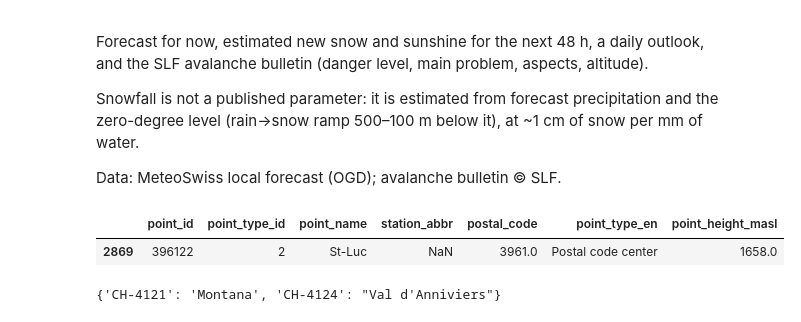
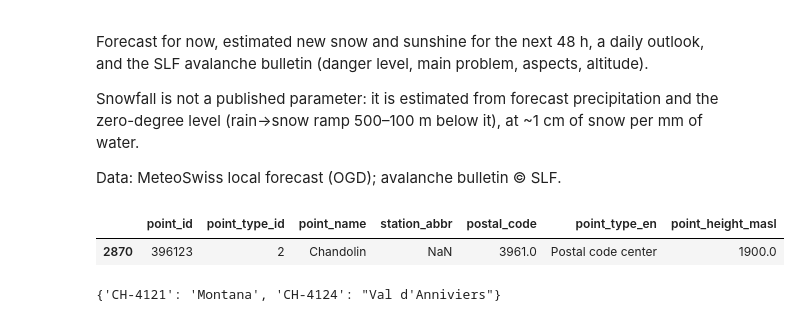
Before and after one commit to frgaude/MeteoSwiss-local-forecast, a Jupyter notebook: notebooks/Chalet.ipynb, the cells around one changed output. Saved outputs shown, nothing was run; the diff lists cells and outputs as text; code cells hidden in the pictures.

```diff
--- a/notebooks/Chalet.ipynb
+++ b/notebooks/Chalet.ipynb
@@ -12,10 +12,10 @@ import localforecast as lf
 import screens
 # %%
 # Find point ids: search by town, station abbreviation or postal code
-lf.find_point("St-Luc")
+lf.find_point("Chandolin")
 # %% [output]
 |  | point_id | point_type_id | point_name | station_abbr | postal_code | point_type_en | point_height_masl |
-| 2869 | 396122 | 2 | St-Luc | NaN | 3961.0 | Postal code center | 1658.0 |
+| 2870 | 396123 | 2 | Chandolin | NaN | 3961.0 | Postal code center | 1900.0 |
 # %%
 # SLF warning regions — pick the one containing the chalet
 {k: v for k, v in lf.slf_regions().items() if "Anniviers" in v or "Montana" in v}
```
Also changed, not shown: parts of 4 cells of this notebook, 9 other files.
